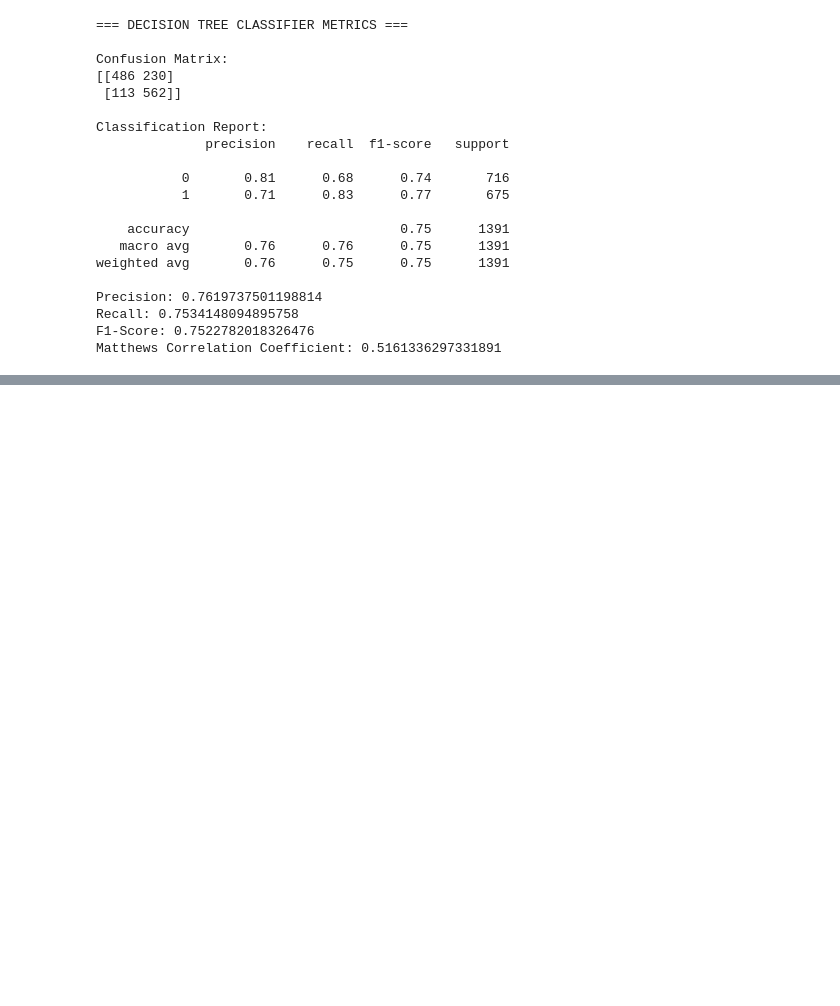
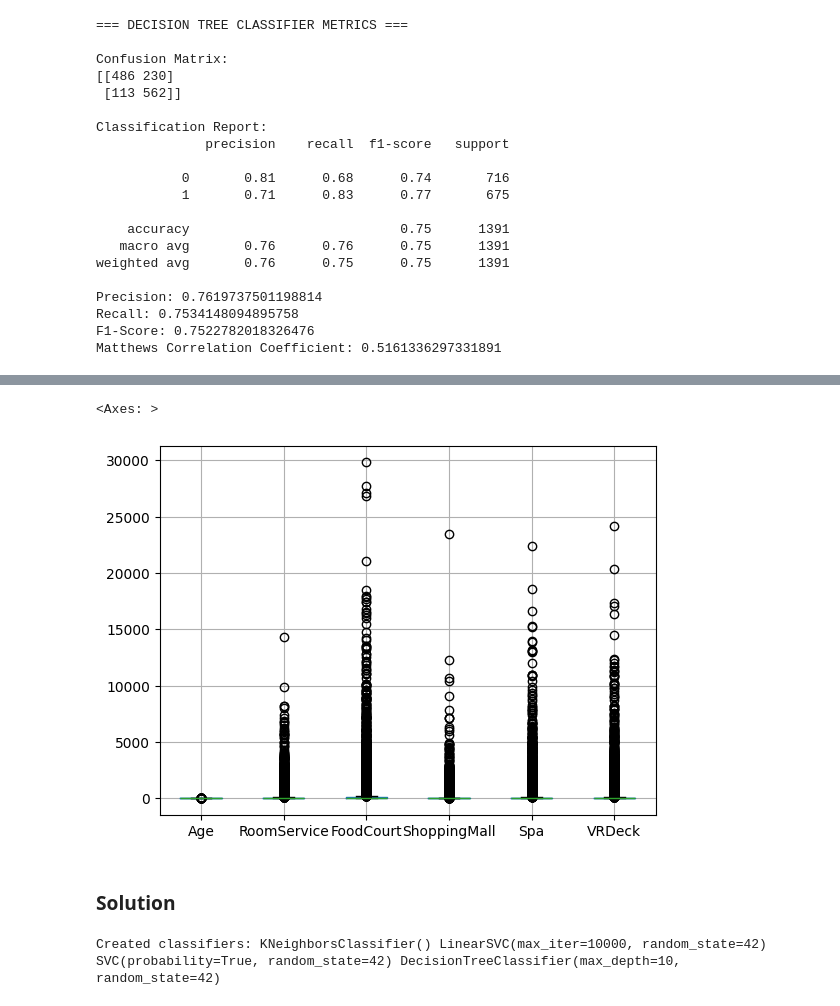
Before and after one commit to magocharmoso/aai, a Jupyter notebook: src/Projeto_IIA.ipynb, the cells around one changed output, grey strips where cells are left out. Saved outputs shown, nothing was run; the diff lists cells and outputs as text; code cells hidden in the pictures; blank space fills up the shorter version.

```diff
--- a/src/Projeto_IIA.ipynb
+++ b/src/Projeto_IIA.ipynb
@@ -265,11 +263,37 @@ fornecido.
+# %%
+import src.preprocessing as preprocessing_module
+import src.load as load_module
+
+raw_df = load_module.load_spaceship_data_as_df(data_path)
+
+# I split the data frame into numerical and categorical columns, so that each can be scaled and imputted appropriately.
+numerical_cols = ['Age', 'RoomService', 'FoodCourt', 'ShoppingMall', 'Spa', 'VRDeck']
+categorical_cols = ['PassengerId', 'HomePlanet', 'CryoSleep', 'Cabin', 'Destination', 'VIP', 'Name', 'Transported']
+
+numerical_df = raw_df.loc[:, numerical_cols]
+categorical_df = raw_df.loc[:, categorical_cols]
+
+preprocessed_df = preprocessing_module.impute(numerical_cols, categorical_cols, numerical_df, categorical_df)
+# %% [output]
+<Axes: >
+[figure, added]
+# %% [markdown]
+### Solution
 # %%
-#loads the data
 import importlib
 import load as load_module
 importlib.reload(load_module)
-spaceship_data = load_module.load_spaceship_data("data/spaceship_data.csv")
-X, y, feature_names = load_module.load_spaceship_data("data/spaceship_data.csv")
-#splits the data into train and test sets
+
+# Target column
+target_col = 'Transported'
+
+# Loads the data
+# spaceship_data = load_module.load_spaceship_data("data/spaceship_data.csv")
+# X, y, feature_names = load_module.load_spaceship_data("data/spaceship_data.csv")
+X = preprocessed_df.drop(columns=[target_col], errors='ignore')
+y = preprocessed_df[target_col]
+
+# Splits the data into train and test sets
 X_train, X_test, y_train, y_test = train_test_split(X, y, test_size=0.2, random_state=123)
 
 # Instantiate classifiers
@@ -278,8 +302,10 @@ linear_svc = LinearSVC(max_iter=10000, random_state=42)
 svc_clf = SVC(probability=True, random_state=42)
 dt_clf = DecisionTreeClassifier(max_depth=10, random_state=42)
 
-# quick check
+# Quick Check
 print('Created classifiers:', knn_clf, linear_svc, svc_clf, dt_clf)
+# %% [output]
+Created classifiers: KNeighborsClassifier() LinearSVC(max_iter=10000, random_state=42) SVC(probability=True, random_state=42) DecisionTreeClassifier(max_depth=10, random_state=42)
 # %% [markdown]
 # Problemas de Regressão:
 
```
Also changed, not shown: parts of 9 cells of this notebook, 3 other files.
